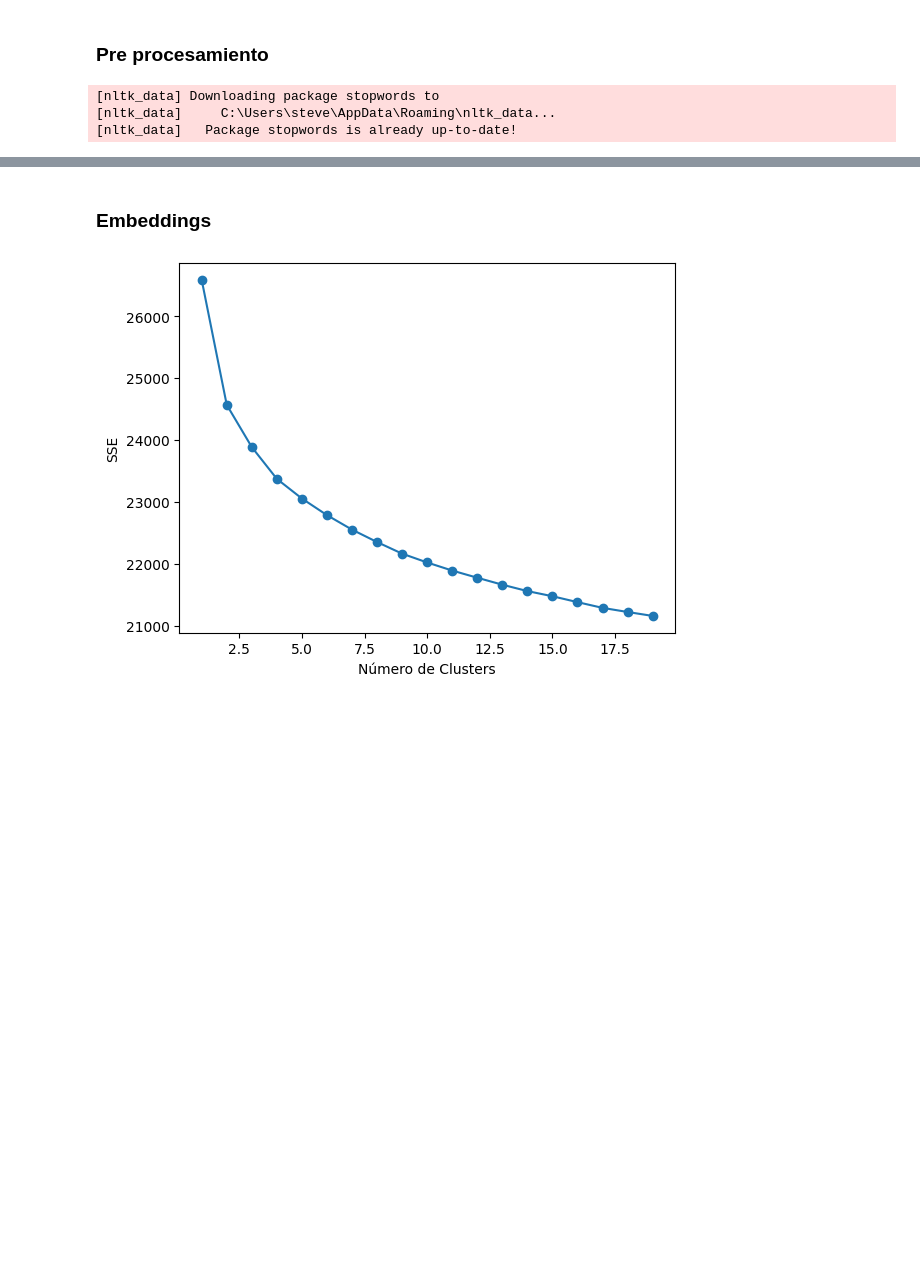
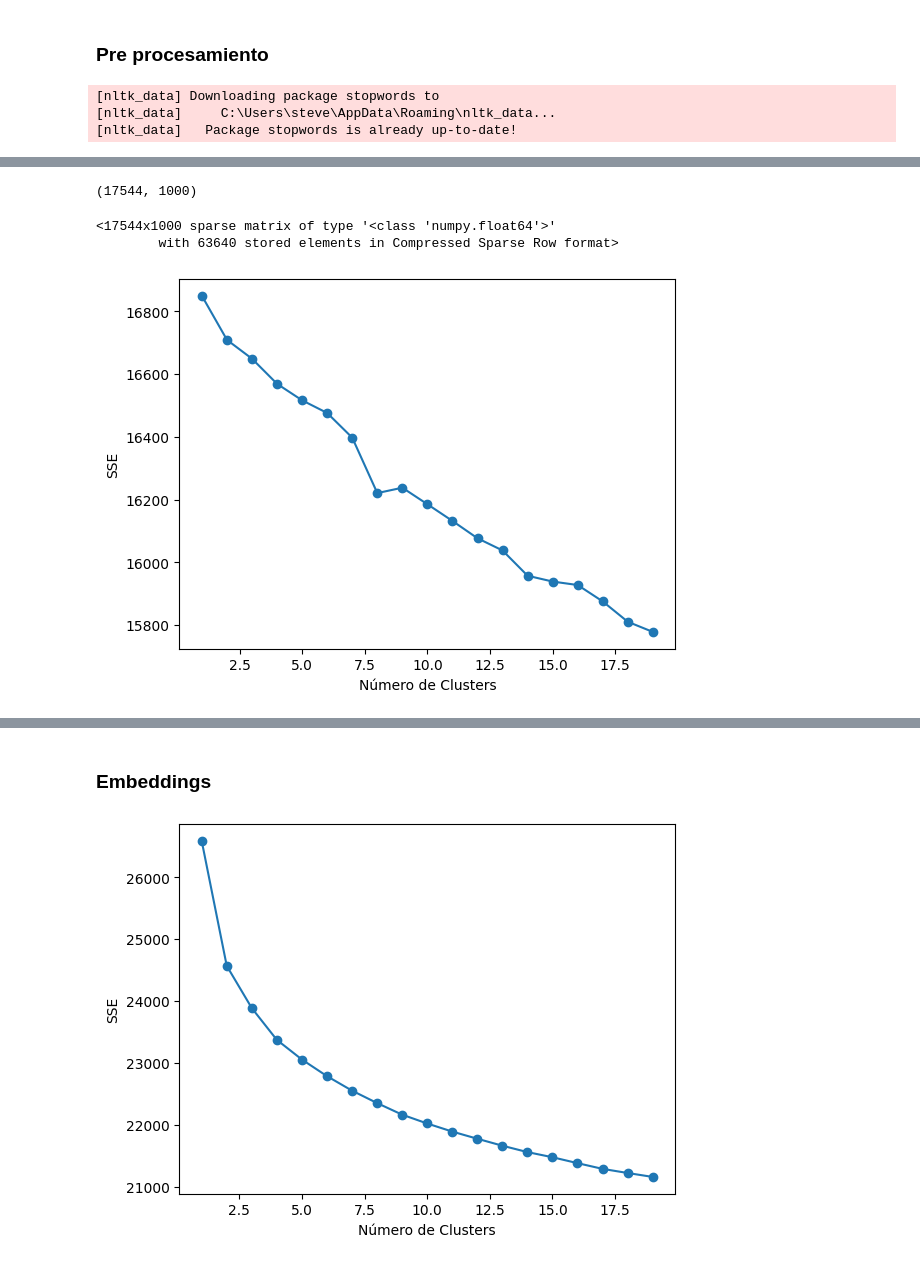
Before and after one commit to Stevennns/Proyecto-Mineria-de-datos-2023-1, a Jupyter notebook: magnitud.ipynb, the cells around one changed output, grey strips where cells are left out. Drawn from its saved outputs; the diff is of its cells as text; code cells hidden in the pictures; blank space fills up the shorter version.

Commit message:
Clustering con modelos nuevos

```diff
--- a/magnitud.ipynb
+++ b/magnitud.ipynb
@@ -207,0 +259,12 @@ generar_csv(df_con_nan,"datos.csv")
+# %%
+import spacy
+#python -m spacy download en_core_web_sm
+nlp = spacy.load("en_core_web_sm")
+
+
+def get_lemma(text):
+    doc = nlp(text)
+    return [token.lemma_ for token in doc]
+
+df_con_nan["lemma"] = df_con_nan["text_clean"].apply(get_lemma)
+df_con_nan["lemma"]
@@ -207,0 +284,39 @@ generar_csv(df_con_nan,"datos.csv")
+# %%
+from sklearn.feature_extraction.text import TfidfVectorizer
+
+tfidf = TfidfVectorizer(stop_words="english", ngram_range=(1, 2), max_features=1000)
+
+
+
+
+# Entrena el modelo con los textos lematizados
+def entrenar_modelo(df):
+    textos = df["lemma"].tolist()
+    textos = [" ".join(lista) for lista in textos] # Esta es la línea que debes añadir
+    X = tfidf.fit_transform(textos)
+    return X
+
+X = entrenar_modelo(df_con_nan)
+print(X.shape)
+
+X
+# %% [output]
+(17544, 1000)
+<17544x1000 sparse matrix of type '<class 'numpy.float64'>'
+        with 63640 stored elements in Compressed Sparse Row format>
+# %%
+from sklearn.cluster import KMeans
+from sklearn.metrics import silhouette_score
+SSE = []
+numClusters = list(range(1, 20))
+for k in numClusters:
+    k_means = KMeans(n_clusters=k, n_init=10, random_state=1)
+    k_means.fit(X)
+    SSE.append(k_means.inertia_)
+
+plt.plot(numClusters, SSE, marker="o")
+plt.xlabel('Número de Clusters')
+plt.ylabel('SSE')
+plt.show()
+# %% [output]
+[figure, added]
```
Also changed, not shown: parts of 6 cells of this notebook.
